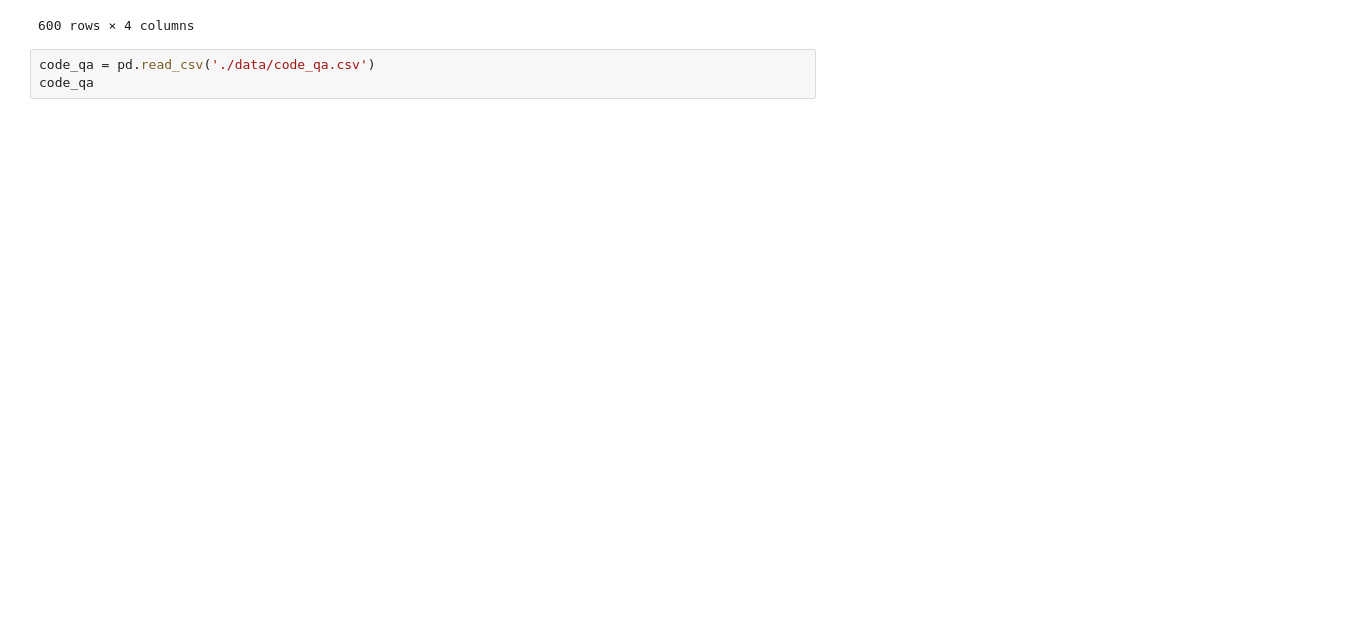
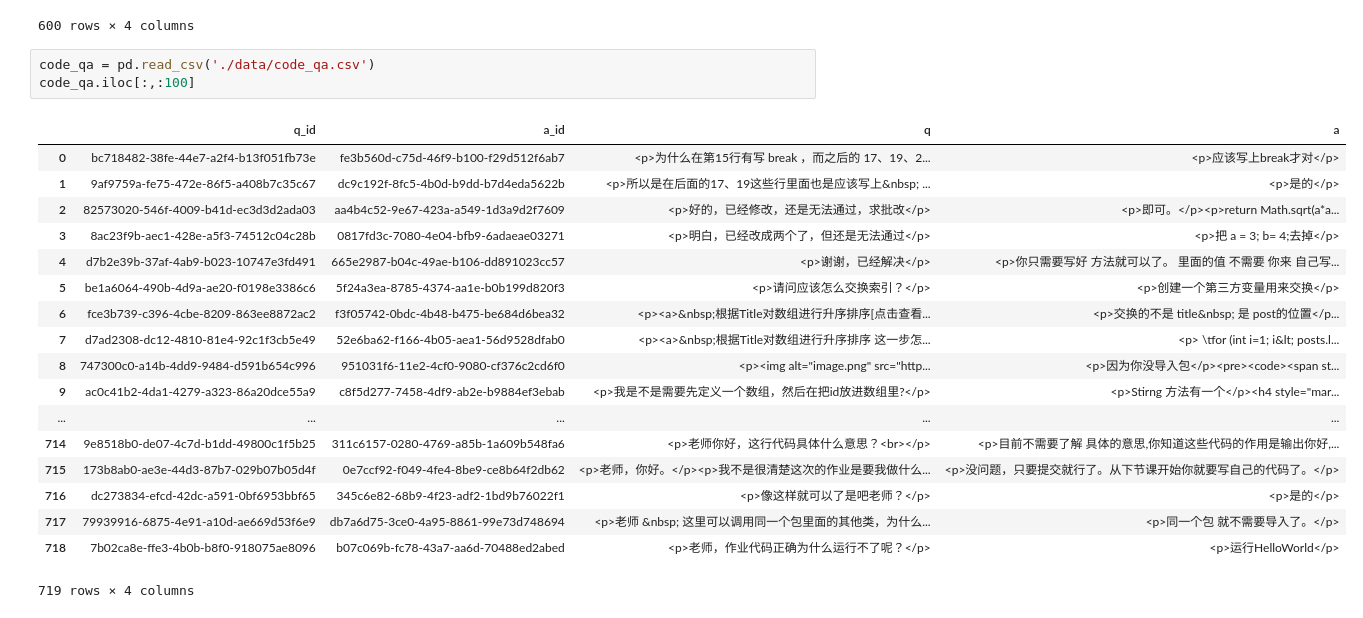
Before and after one commit to xzhren/autoQA, a Jupyter notebook: QA_DATA.ipynb, the cells around one changed output. Cells and saved outputs as stored; diff of their text form; blank space fills up the shorter version.

```diff
--- a/QA_DATA.ipynb
+++ b/QA_DATA.ipynb
@@ -45,4 +45,23 @@ lesson_qa[lesson_qa.q_id != '-1']
 600 rows × 4 columns
 # %%
 code_qa = pd.read_csv('./data/code_qa.csv')
-code_qa
+code_qa.iloc[:,:100]
+# %% [output]
+|  | q_id | a_id | q | a |
+| 0 | bc718482-38fe-44e7-a2f4-b13f051fb73e | fe3b560d-c75d-46f9-b100-f29d512f6ab7 | <p>为什么在第15行有写 break ，而之后的 17、19、2... | <p>应该写上break才对</p> |
+| 1 | 9af9759a-fe75-472e-86f5-a408b7c35c67 | dc9c192f-8fc5-4b0d-b9dd-b7d4eda5622b | <p>所以是在后面的17、19这些行里面也是应该写上&nbsp; ... | <p>是的</p> |
+| 2 | 82573020-546f-4009-b41d-ec3d3d2ada03 | aa4b4c52-9e67-423a-a549-1d3a9d2f7609 | <p>好的，已经修改，还是无法通过，求批改</p> | <p>即可。</p><p>return Math.sqrt(a*a... |
+| 3 | 8ac23f9b-aec1-428e-a5f3-74512c04c28b | 0817fd3c-7080-4e04-bfb9-6adaeae03271 | <p>明白，已经改成两个了，但还是无法通过</p> | <p>把 a = 3; b= 4;去掉</p> |
+| 4 | d7b2e39b-37af-4ab9-b023-10747e3fd491 | 665e2987-b04c-49ae-b106-dd891023cc57 | <p>谢谢，已经解决</p> | <p>你只需要写好 方法就可以了。 里面的值 不需要 你来 自己写... |
+| 5 | be1a6064-490b-4d9a-ae20-f0198e3386c6 | 5f24a3ea-8785-4374-aa1e-b0b199d820f3 | <p>请问应该怎么交换索引？</p> | <p>创建一个第三方变量用来交换</p> |
+| 6 | fce3b739-c396-4cbe-8209-863ee8872ac2 | f3f05742-0bdc-4b48-b475-be684d6bea32 | <p><a>&nbsp;根据Title对数组进行升序排序[点击查看... | <p>交换的不是 title&nbsp; 是 post的位置</p... |
+| 7 | d7ad2308-dc12-4810-81e4-92c1f3cb5e49 | 52e6ba62-f166-4b05-aea1-56d9528dfab0 | <p><a>&nbsp;根据Title对数组进行升序排序 这一步怎... | <p> \tfor (int i=1; i&lt; posts.l... |
+| 8 | 747300c0-a14b-4dd9-9484-d591b654c996 | 951031f6-11e2-4cf0-9080-cf376c2cd6f0 | <p><img alt="image.png" src="http... | <p>因为你没导入包</p><pre><code><span st... |
+| 9 | ac0c41b2-4da1-4279-a323-86a20dce55a9 | c8f5d277-7458-4df9-ab2e-b9884ef3ebab | <p>我是不是需要先定义一个数组，然后在把id放进数组里?</p> | <p>Stirng 方法有一个</p><h4 style="mar... |
+| ... | ... | ... | ... | ... |
+| 714 | 9e8518b0-de07-4c7d-b1dd-49800c1f5b25 | 311c6157-0280-4769-a85b-1a609b548fa6 | <p>老师你好，这行代码具体什么意思？<br></p> | <p>目前不需要了解 具体的意思,你知道这些代码的作用是输出你好,... |
+| 715 | 173b8ab0-ae3e-44d3-87b7-029b07b05d4f | 0e7ccf92-f049-4fe4-8be9-ce8b64f2db62 | <p>老师，你好。</p><p>我不是很清楚这次的作业是要我做什么... | <p>没问题，只要提交就行了。从下节课开始你就要写自己的代码了。</p> |
+| 716 | dc273834-efcd-42dc-a591-0bf6953bbf65 | 345c6e82-68b9-4f23-adf2-1bd9b76022f1 | <p>像这样就可以了是吧老师？</p> | <p>是的</p> |
+| 717 | 79939916-6875-4e91-a10d-ae669d53f6e9 | db7a6d75-3ce0-4a95-8861-99e73d748694 | <p>老师 &nbsp; 这里可以调用同一个包里面的其他类，为什么... | <p>同一个包 就不需要导入了。</p> |
+| 718 | 7b02ca8e-ffe3-4b0b-b8f0-918075ae8096 | b07c069b-fc78-43a7-aa6d-70488ed2abed | <p>老师，作业代码正确为什么运行不了呢？</p> | <p>运行HelloWorld</p> |
+719 rows × 4 columns
```
Also changed, not shown: parts of 2 cells of this notebook, 5 other files.
